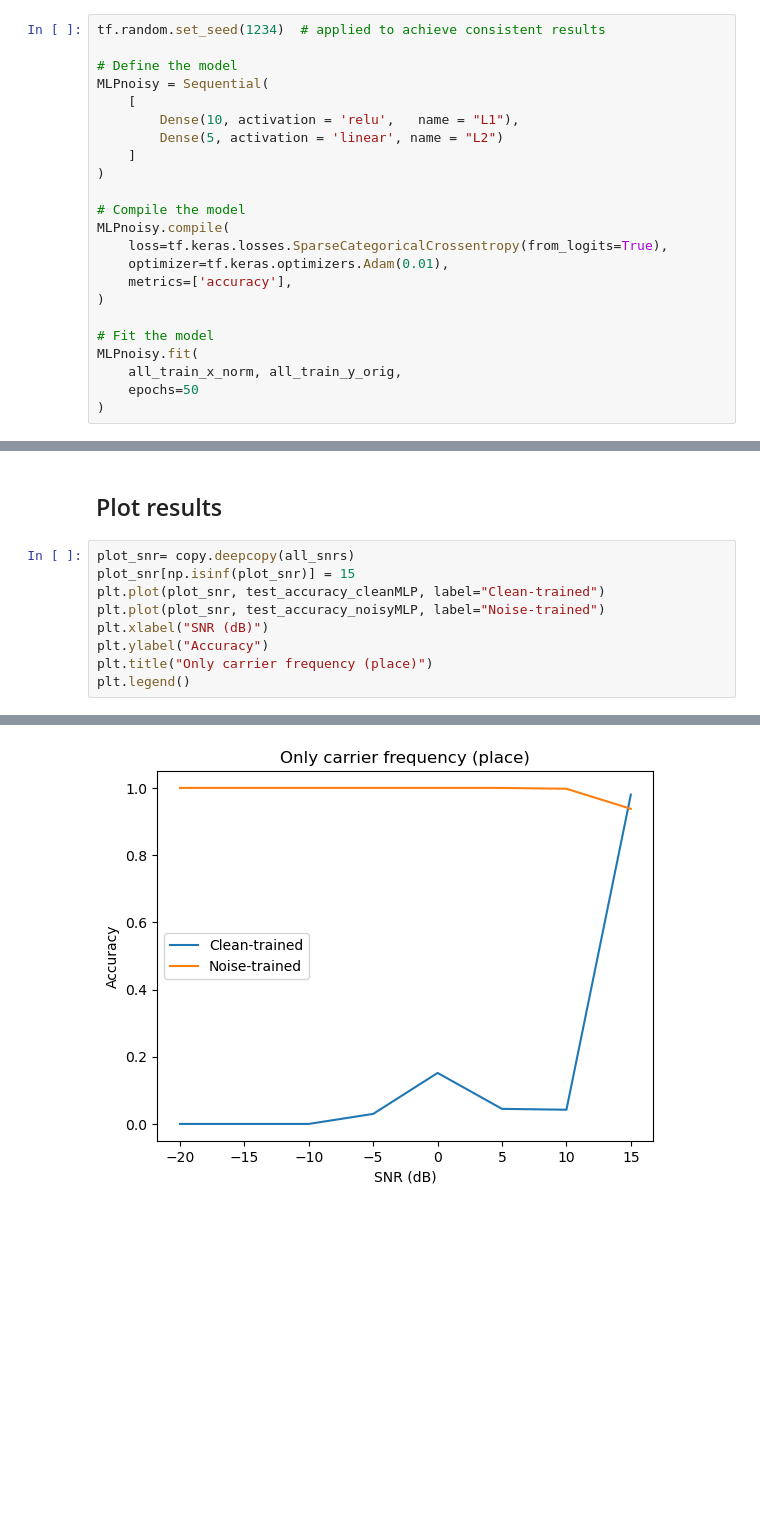
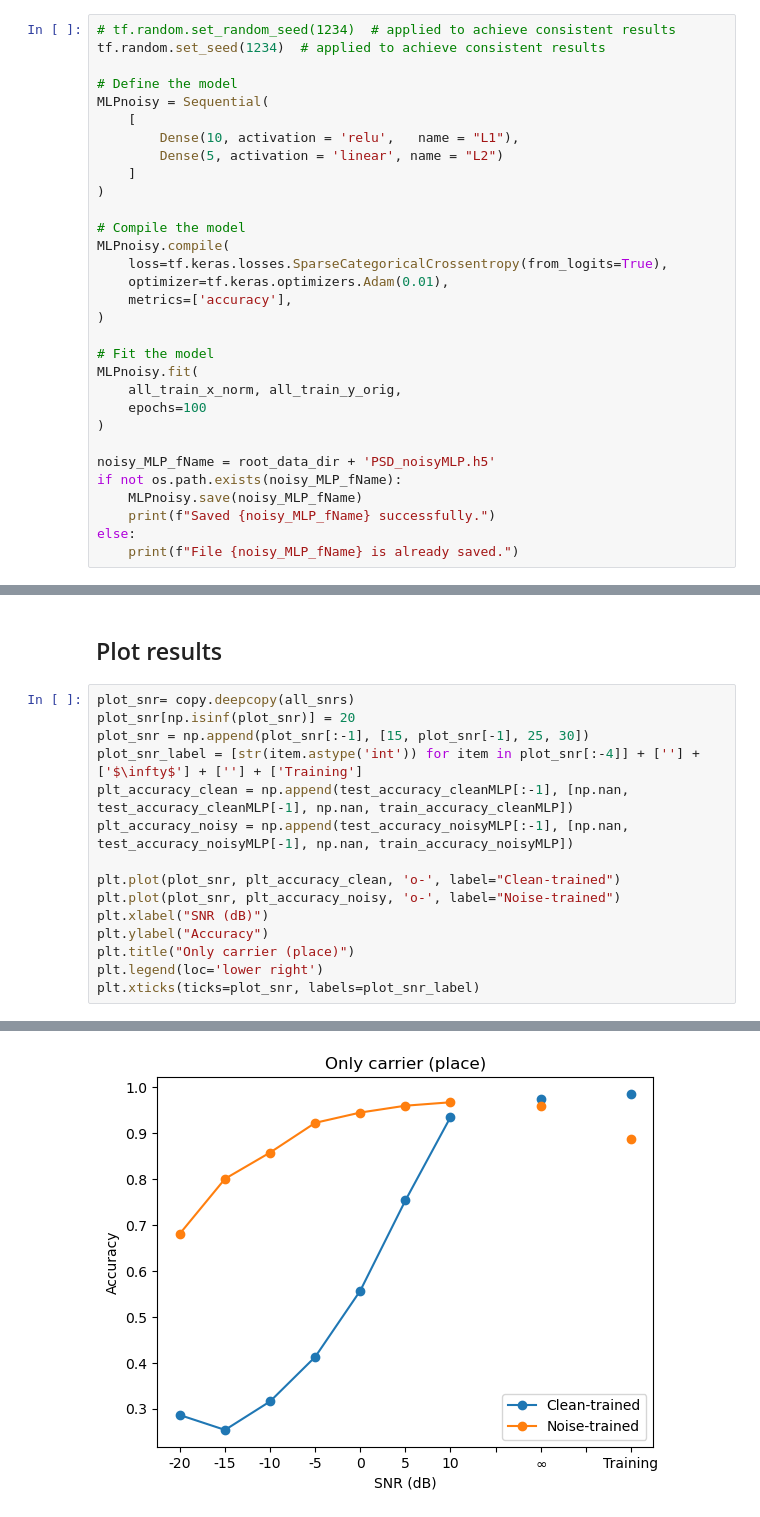
Before and after one commit to sbp894/MLmodels_CVox, a Jupyter notebook: Code/run_psd_MLP.ipynb, the cells around one changed output, grey strips where cells are left out. Drawn from its saved outputs; the diff is of its cells as text; blank space fills up the shorter version.

Commit message:
Added run_PSD_MLP and output files and lists corresponding to trianing data

```diff
--- a/Code/run_psd_MLP.ipynb
+++ b/Code/run_psd_MLP.ipynb
@@ -175,6 +205,7 @@ Training accuracy=0.9825436408977556
 # %% [markdown]
 ## Model #3. MLP cleaned on noisy calls
 # %%
+# tf.random.set_random_seed(1234)  # applied to achieve consistent results
 tf.random.set_seed(1234)  # applied to achieve consistent results
 
 # Define the model
@@ -195,6 +226,13 @@ MLPnoisy.compile(
 # Fit the model
 MLPnoisy.fit(
     all_train_x_norm, all_train_y_orig,
-    epochs=50
+    epochs=100
 )
+
+noisy_MLP_fName = root_data_dir + 'PSD_noisyMLP.h5'
+if not os.path.exists(noisy_MLP_fName):
+    MLPnoisy.save(noisy_MLP_fName)
+    print(f"Saved {noisy_MLP_fName} successfully.")
+else:
+    print(f"File {noisy_MLP_fName} is already saved.")
 # %% [output]
@@ -288,11 +348,17 @@ File #4: b'D:/Dropbox/Python/MLmodels/Datasets/psd_gp_vIHC_mat/level65_dBspl_cle
 ## Plot results
 # %%
 plot_snr= copy.deepcopy(all_snrs)
-plot_snr[np.isinf(plot_snr)] = 15
-plt.plot(plot_snr, test_accuracy_cleanMLP, label="Clean-trained")
-plt.plot(plot_snr, test_accuracy_noisyMLP, label="Noise-trained")
+plot_snr[np.isinf(plot_snr)] = 20
+plot_snr = np.append(plot_snr[:-1], [15, plot_snr[-1], 25, 30])
+plot_snr_label = [str(item.astype('int')) for item in plot_snr[:-4]] + [''] + ['$\infty$'] + [''] + ['Training']
+plt_accuracy_clean = np.append(test_accuracy_cleanMLP[:-1], [np.nan, test_accuracy_cleanMLP[-1], np.nan, train_accuracy_cleanMLP])
+plt_accuracy_noisy = np.append(test_accuracy_noisyMLP[:-1], [np.nan, test_accuracy_noisyMLP[-1], np.nan, train_accuracy_noisyMLP])
+
+plt.plot(plot_snr, plt_accuracy_clean, 'o-', label="Clean-trained")
+plt.plot(plot_snr, plt_accuracy_noisy, 'o-', label="Noise-trained")
 plt.xlabel("SNR (dB)")
 plt.ylabel("Accuracy")
-plt.title("Only carrier frequency (place)")
-plt.legend()
+plt.title("Only carrier (place)")
+plt.legend(loc='lower right')
+plt.xticks(ticks=plot_snr, labels=plot_snr_label)
 # %% [output]
@@ -300,3 +382,3 @@ plt.legend()
-[figure, old version]
+[figure, new version]
 # %%
 out_PSDvIHC_classify_file = root_data_dir + 'PSDvIHC_classify_out'
```
Also changed, not shown: parts of 8 cells of this notebook, 2 other files.
